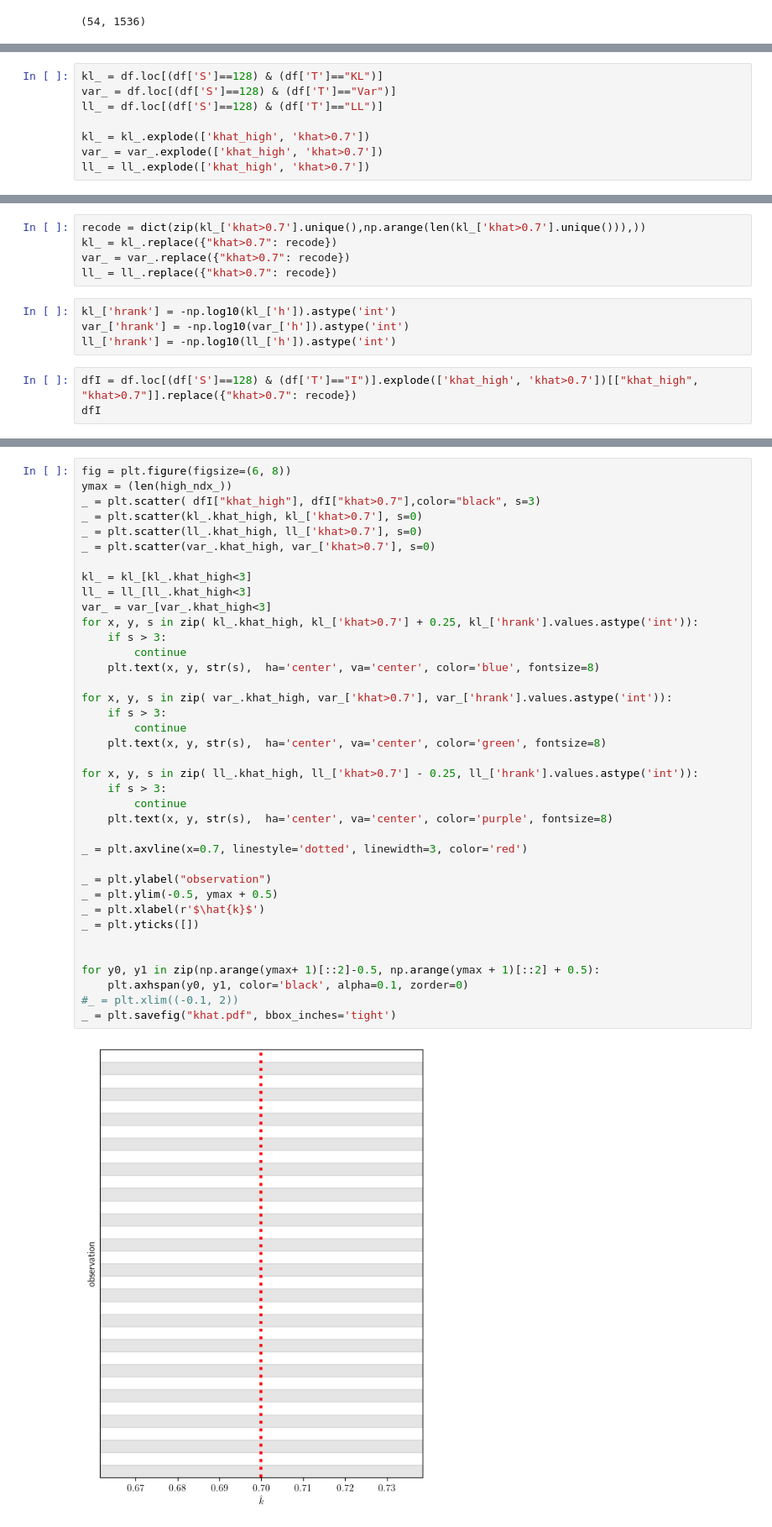
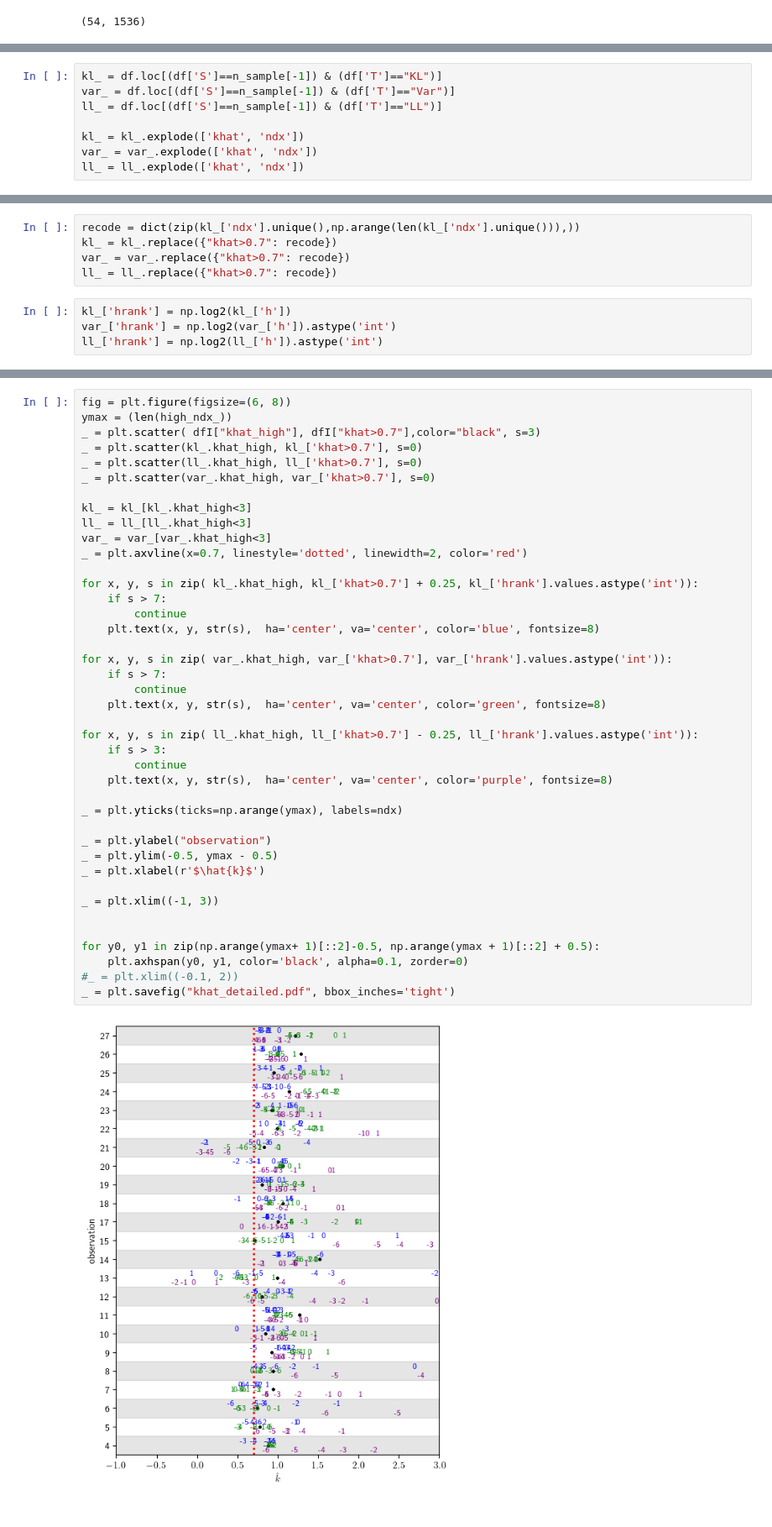
Before and after one commit to mederrata/bayesianquilts, a Jupyter notebook: notebooks/ovarian_pystan.ipynb, the cells around one changed output, grey strips where cells are left out. Shown: that part at 84% size. Cells and saved outputs as stored; diff of their text form.

```diff
--- a/notebooks/ovarian_pystan.ipynb
+++ b/notebooks/ovarian_pystan.ipynb
@@ -817,8 +896,8 @@ df['ndx'] = [np.arange(54)]*len(df)
 # %%
-kl_ = df.loc[(df['S']==128) & (df['T']=="KL")]
-var_ = df.loc[(df['S']==128) & (df['T']=="Var")]
-ll_ = df.loc[(df['S']==128) & (df['T']=="LL")]
+kl_ = df.loc[(df['S']==n_sample[-1]) & (df['T']=="KL")]
+var_ = df.loc[(df['S']==n_sample[-1]) & (df['T']=="Var")]
+ll_ = df.loc[(df['S']==n_sample[-1]) & (df['T']=="LL")]
 
-kl_ = kl_.explode(['khat_high', 'khat>0.7'])
-var_ = var_.explode(['khat_high', 'khat>0.7'])
-ll_ = ll_.explode(['khat_high', 'khat>0.7'])
+kl_ = kl_.explode(['khat', 'ndx'])
+var_ = var_.explode(['khat', 'ndx'])
+ll_ = ll_.explode(['khat', 'ndx'])
@@ -825,12 +920,9 @@ ll_ = ll_.explode(['khat_high', 'khat>0.7'])
 # %%
-recode = dict(zip(kl_['khat>0.7'].unique(),np.arange(len(kl_['khat>0.7'].unique())),))
+recode = dict(zip(kl_['ndx'].unique(),np.arange(len(kl_['ndx'].unique())),))
 kl_ = kl_.replace({"khat>0.7": recode})
 var_ = var_.replace({"khat>0.7": recode})
 ll_ = ll_.replace({"khat>0.7": recode})
 # %%
-kl_['hrank'] = -np.log10(kl_['h']).astype('int')
-var_['hrank'] = -np.log10(var_['h']).astype('int')
-ll_['hrank'] = -np.log10(ll_['h']).astype('int')
+kl_['hrank'] = np.log2(kl_['h'])
+var_['hrank'] = np.log2(var_['h']).astype('int')
+ll_['hrank'] = np.log2(ll_['h']).astype('int')
-# %%
-dfI = df.loc[(df['S']==128) & (df['T']=="I")].explode(['khat_high', 'khat>0.7'])[["khat_high", "khat>0.7"]].replace({"khat>0.7": recode})
-dfI
@@ -842,37 +995,40 @@ ymax = (len(high_ndx_))
 _ = plt.scatter( dfI["khat_high"], dfI["khat>0.7"],color="black", s=3)
 _ = plt.scatter(kl_.khat_high, kl_['khat>0.7'], s=0)
 _ = plt.scatter(ll_.khat_high, ll_['khat>0.7'], s=0)
 _ = plt.scatter(var_.khat_high, var_['khat>0.7'], s=0)
 
 kl_ = kl_[kl_.khat_high<3]
 ll_ = ll_[ll_.khat_high<3]
 var_ = var_[var_.khat_high<3]
+_ = plt.axvline(x=0.7, linestyle='dotted', linewidth=2, color='red')
+
 for x, y, s in zip( kl_.khat_high, kl_['khat>0.7'] + 0.25, kl_['hrank'].values.astype('int')):
-    if s > 3:
+    if s > 7:
         continue
     plt.text(x, y, str(s),  ha='center', va='center', color='blue', fontsize=8)
 
 for x, y, s in zip( var_.khat_high, var_['khat>0.7'], var_['hrank'].values.astype('int')):
-    if s > 3:
+    if s > 7:
         continue
     plt.text(x, y, str(s),  ha='center', va='center', color='green', fontsize=8)
 
 for x, y, s in zip( ll_.khat_high, ll_['khat>0.7'] - 0.25, ll_['hrank'].values.astype('int')):
     if s > 3:
         continue
     plt.text(x, y, str(s),  ha='center', va='center', color='purple', fontsize=8)
 
-_ = plt.axvline(x=0.7, linestyle='dotted', linewidth=3, color='red')
+_ = plt.yticks(ticks=np.arange(ymax), labels=ndx)
 
 _ = plt.ylabel("observation")
-_ = plt.ylim(-0.5, ymax + 0.5)
+_ = plt.ylim(-0.5, ymax - 0.5)
 _ = plt.xlabel(r'$\hat{k}$')
-_ = plt.yticks([])
+
+_ = plt.xlim((-1, 3))
 
 
 for y0, y1 in zip(np.arange(ymax+ 1)[::2]-0.5, np.arange(ymax + 1)[::2] + 0.5):
     plt.axhspan(y0, y1, color='black', alpha=0.1, zorder=0)
 #_ = plt.xlim((-0.1, 2))
-_ = plt.savefig("khat.pdf", bbox_inches='tight')
+_ = plt.savefig("khat_detailed.pdf", bbox_inches='tight')
 # %% [output]
-[figure, old version]
+[figure, new version]
```
Also changed, not shown: parts of 40 cells of this notebook.
